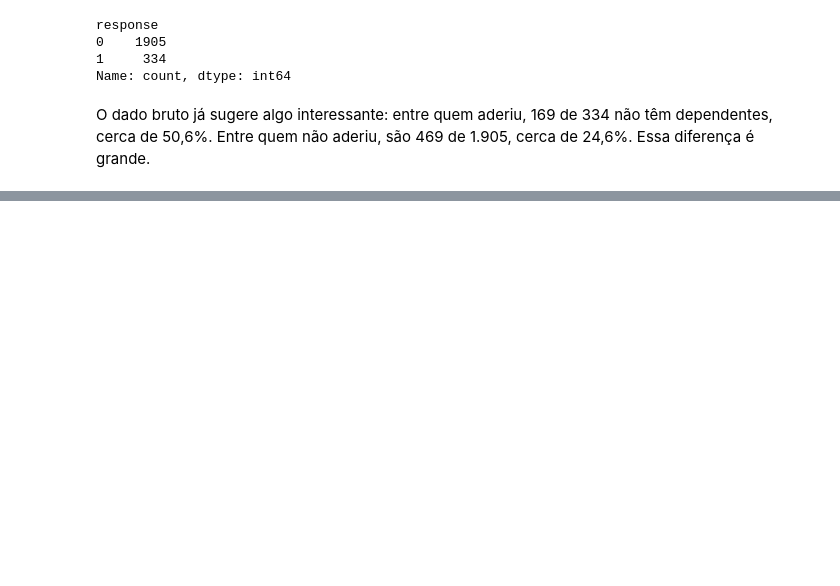
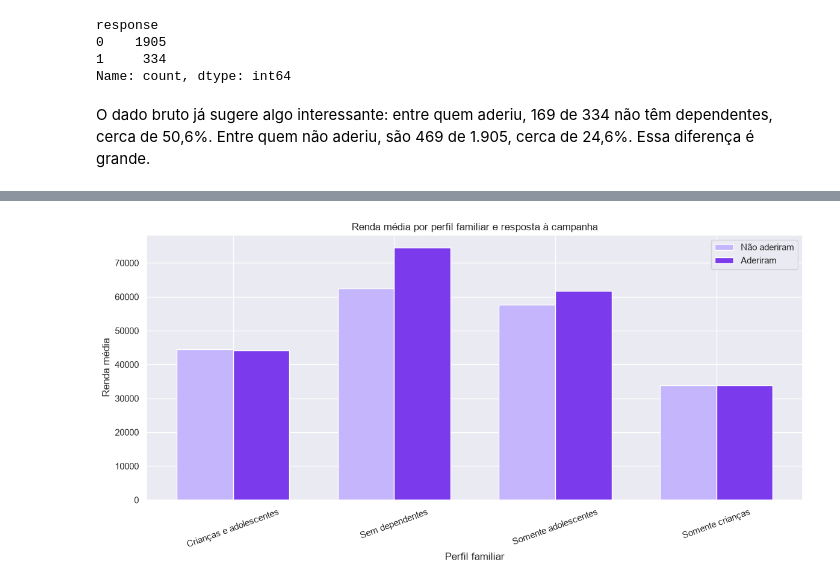
Before and after one commit to higorlu2023-design/hipermercado_projeto, a Jupyter notebook: EDA/notebook.ipynb, the cells around one changed output, grey strips where cells are left out. Cells and saved outputs as stored; diff of their text form; code cells hidden in the pictures; blank space fills up the shorter version.

```diff
--- a/EDA/notebook.ipynb
+++ b/EDA/notebook.ipynb
@@ -396,0 +512,6 @@ plt.show()
+# %%
+media_renda_aderiram = df[df['response'] == 1].groupby('family_profile')['income'].mean().round()
+media_renda_nao_aderiram = df[df['response'] == 0].groupby('family_profile')['income'].mean().round()
+print(f'Renda media dos que aderiram a campanha {media_renda_aderiram}')
+print('=' * 60)
+print(f'Renda media dos que não aderiram a campanha {media_renda_nao_aderiram}')
@@ -396,0 +532,45 @@ plt.show()
+# %%
+import numpy as np
+import matplotlib.pyplot as plt
+
+# Garante que os perfis familiares estejam na mesma ordem nas duas variáveis
+perfis = media_renda_nao_aderiram.index.union(
+    media_renda_aderiram.index
+)
+
+renda_nao_aderiram = media_renda_nao_aderiram.reindex(perfis)
+renda_aderiram = media_renda_aderiram.reindex(perfis)
+
+posicoes = np.arange(len(perfis))
+largura_barra = 0.35
+
+fig, ax = plt.subplots(figsize=(12, 6))
+
+ax.bar(
+    posicoes - largura_barra / 2,
+    renda_nao_aderiram,
+    width=largura_barra,
+    label='Não aderiram',
+    color='#c4b5fd'
+)
+
+ax.bar(
+    posicoes + largura_barra / 2,
+    renda_aderiram,
+    width=largura_barra,
+    label='Aderiram',
+    color='#7c3aed'
+)
+
+ax.set_title('Renda média por perfil familiar e resposta à campanha')
+ax.set_xlabel('Perfil familiar')
+ax.set_ylabel('Renda média')
+
+ax.set_xticks(posicoes)
+ax.set_xticklabels(perfis, rotation=20)
+
+ax.legend()
+plt.tight_layout()
+plt.show()
+# %% [output]
+[figure, added]
```
Also changed, not shown: parts of 37 cells of this notebook.
